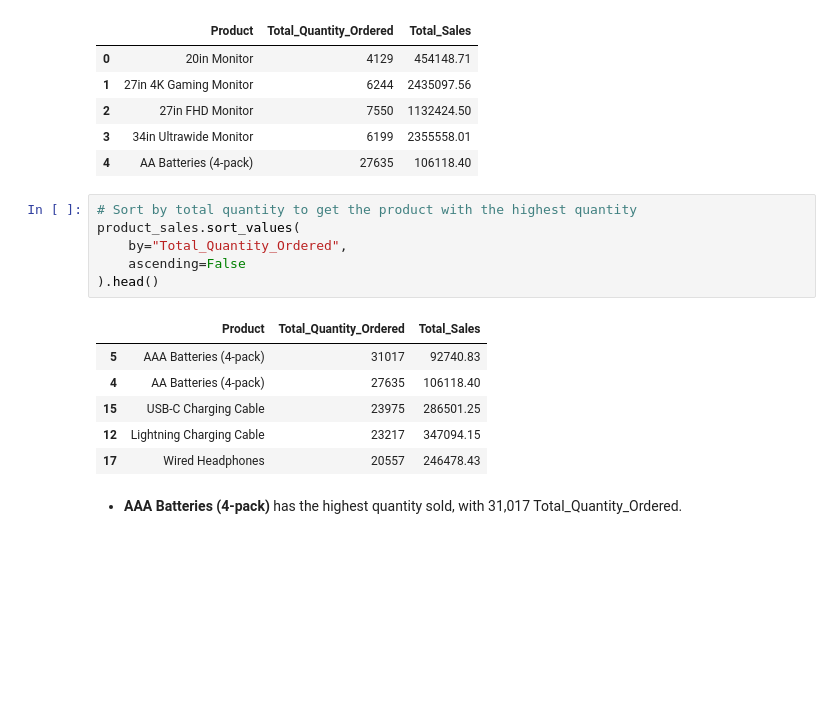
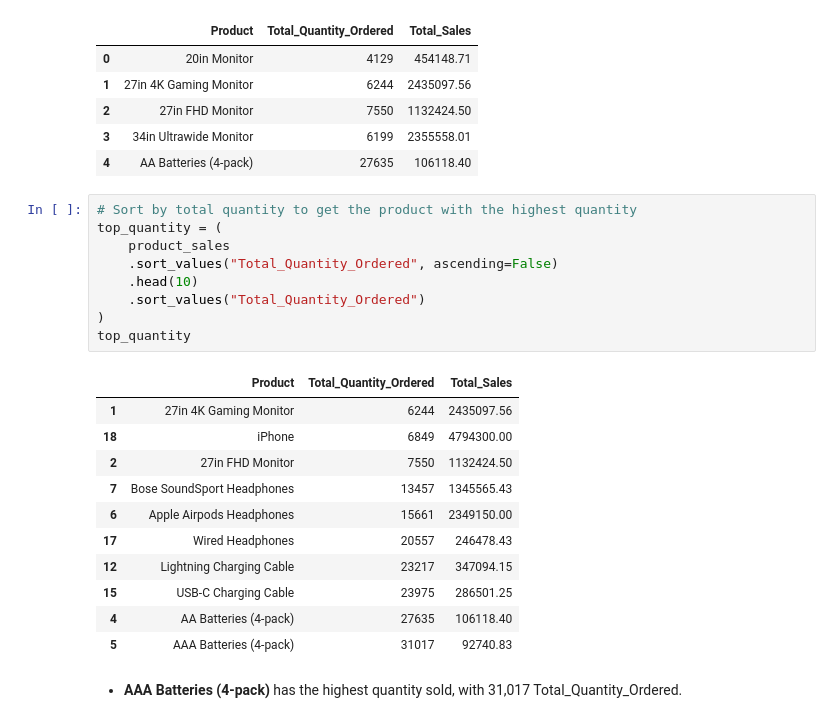
Before and after one commit to Ivy219/2026-Phase-2-Data-Science-IvyTANG, a Jupyter notebook: Part3/part3_submission.ipynb, the cells around one changed output. Saved outputs shown, nothing was run; the diff lists cells and outputs as text; blank space fills up the shorter version.

```diff
--- a/Part3/part3_submission.ipynb
+++ b/Part3/part3_submission.ipynb
@@ -430,17 +430,25 @@ product_sales.head()
 | 4 | AA Batteries (4-pack) | 27635 | 106118.40 |
 # %%
 # Sort by total quantity to get the product with the highest quantity
-product_sales.sort_values(
-    by="Total_Quantity_Ordered",
-    ascending=False
-).head()
+top_quantity = (
+    product_sales
+    .sort_values("Total_Quantity_Ordered", ascending=False)
+    .head(10)
+    .sort_values("Total_Quantity_Ordered")
+)
+top_quantity
 # %% [output]
 |  | Product | Total_Quantity_Ordered | Total_Sales |
+| 1 | 27in 4K Gaming Monitor | 6244 | 2435097.56 |
+| 18 | iPhone | 6849 | 4794300.00 |
+| 2 | 27in FHD Monitor | 7550 | 1132424.50 |
+| 7 | Bose SoundSport Headphones | 13457 | 1345565.43 |
+| 6 | Apple Airpods Headphones | 15661 | 2349150.00 |
+| 17 | Wired Headphones | 20557 | 246478.43 |
+| 12 | Lightning Charging Cable | 23217 | 347094.15 |
+| 15 | USB-C Charging Cable | 23975 | 286501.25 |
+| 4 | AA Batteries (4-pack) | 27635 | 106118.40 |
 | 5 | AAA Batteries (4-pack) | 31017 | 92740.83 |
-| 4 | AA Batteries (4-pack) | 27635 | 106118.40 |
-| 15 | USB-C Charging Cable | 23975 | 286501.25 |
-| 12 | Lightning Charging Cable | 23217 | 347094.15 |
-| 17 | Wired Headphones | 20557 | 246478.43 |
 # %% [markdown]
 * **AAA Batteries (4-pack)** has the highest quantity sold, with 31,017 Total_Quantity_Ordered.
 # %%
```
Also changed, not shown: parts of 9 cells of this notebook, 5 other files.
